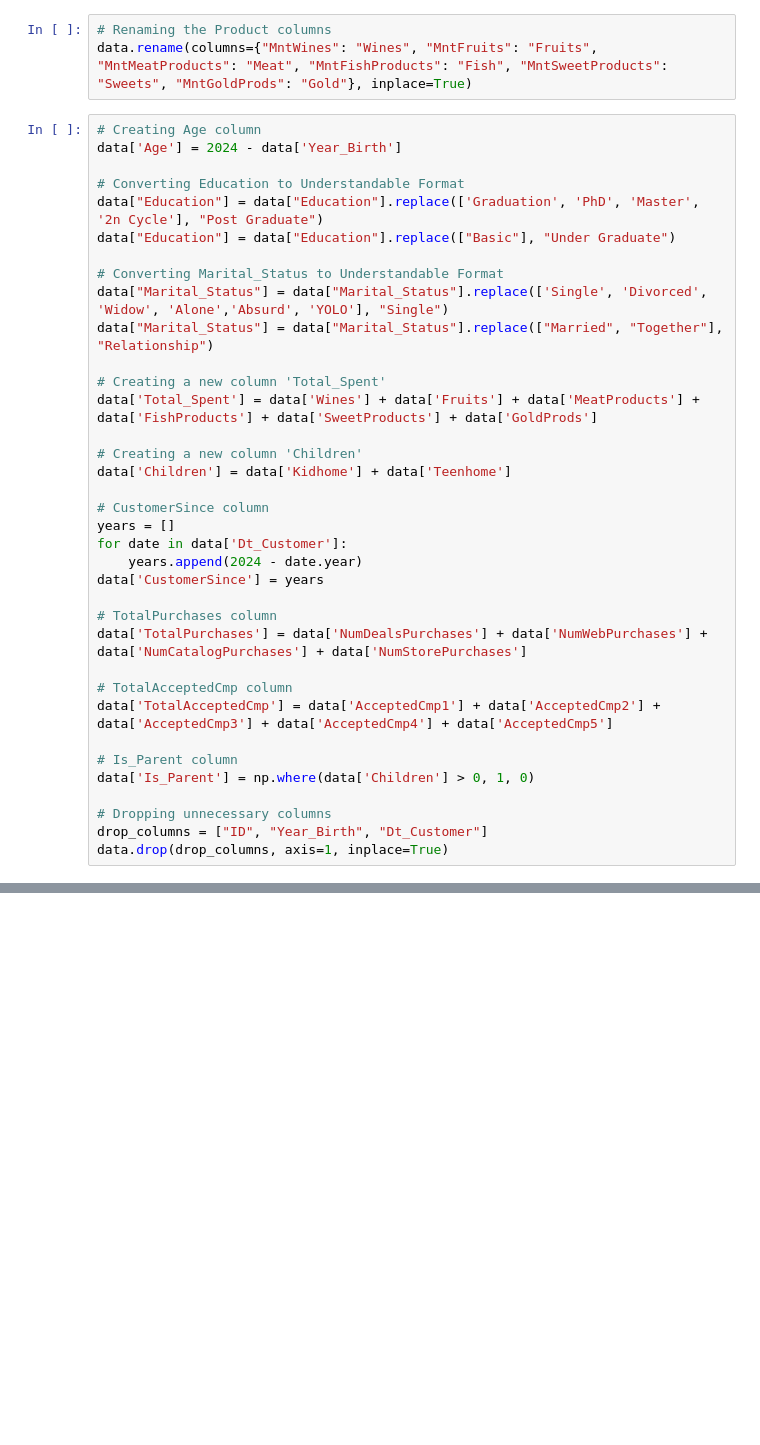
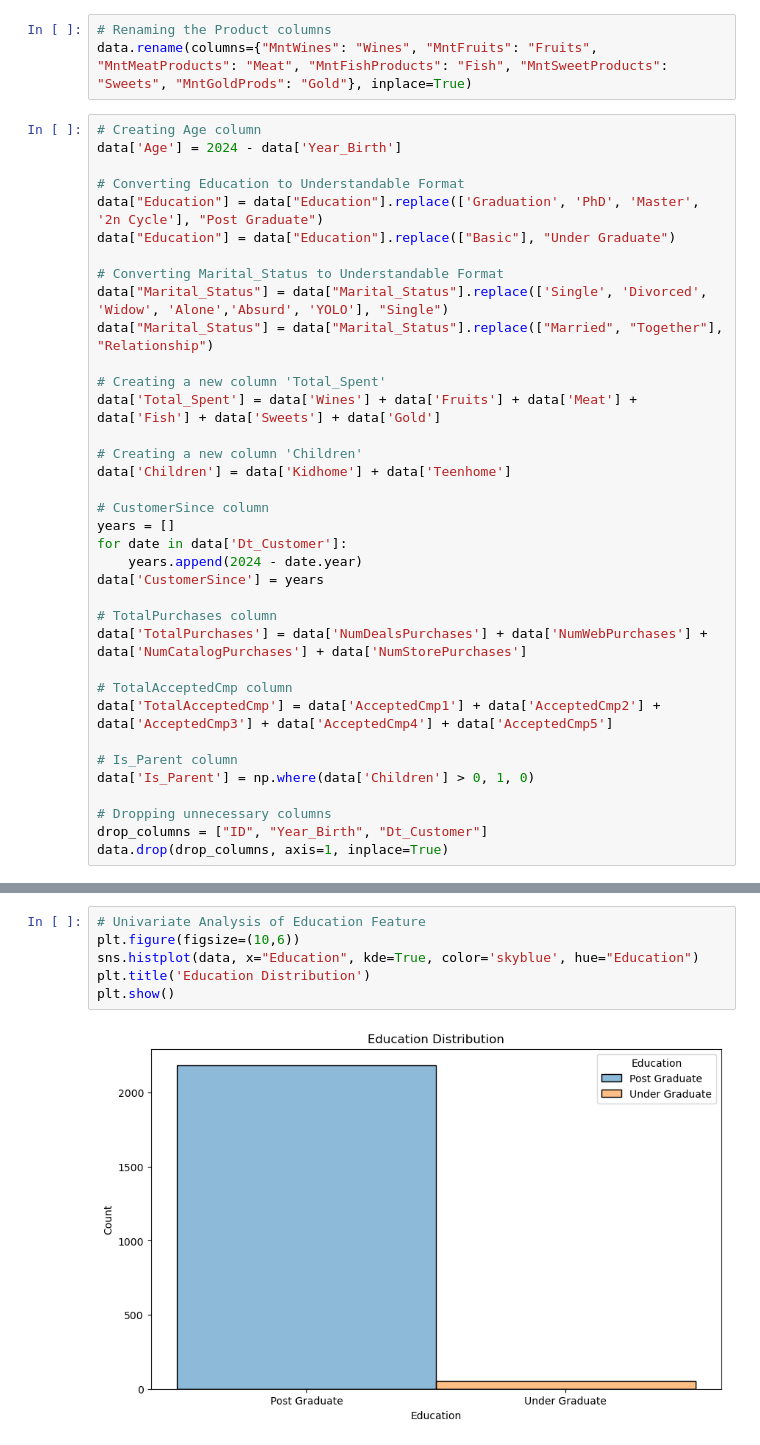
Before and after one commit to TheMimikyu/Customer-Behaviour-Analysis, a Jupyter notebook: CUSTOMER-SEGMENTATION.ipynb, the cells around one changed output, grey strips where cells are left out. Drawn from its saved outputs; the diff is of its cells as text; blank space fills up the shorter version.

```diff
--- a/CUSTOMER-SEGMENTATION.ipynb
+++ b/CUSTOMER-SEGMENTATION.ipynb
@@ -274,7 +274,7 @@ data["Marital_Status"] = data["Marital_Status"].replace(['Single', 'Divorced', '
 data["Marital_Status"] = data["Marital_Status"].replace(["Married", "Together"], "Relationship")
 
 # Creating a new column 'Total_Spent'
-data['Total_Spent'] = data['Wines'] + data['Fruits'] + data['MeatProducts'] + data['FishProducts'] + data['SweetProducts'] + data['GoldProds']
+data['Total_Spent'] = data['Wines'] + data['Fruits'] + data['Meat'] + data['Fish'] + data['Sweets'] + data['Gold']
 
 # Creating a new column 'Children'
 data['Children'] = data['Kidhome'] + data['Teenhome']
@@ -299,0 +315,8 @@ data.drop(drop_columns, axis=1, inplace=True)
+# %%
+# Univariate Analysis of Education Feature
+plt.figure(figsize=(10,6))
+sns.histplot(data, x="Education", kde=True, color='skyblue', hue="Education")
+plt.title('Education Distribution')
+plt.show()
+# %% [output]
+[figure, added]
```
Also changed, not shown: parts of 63 cells of this notebook.
